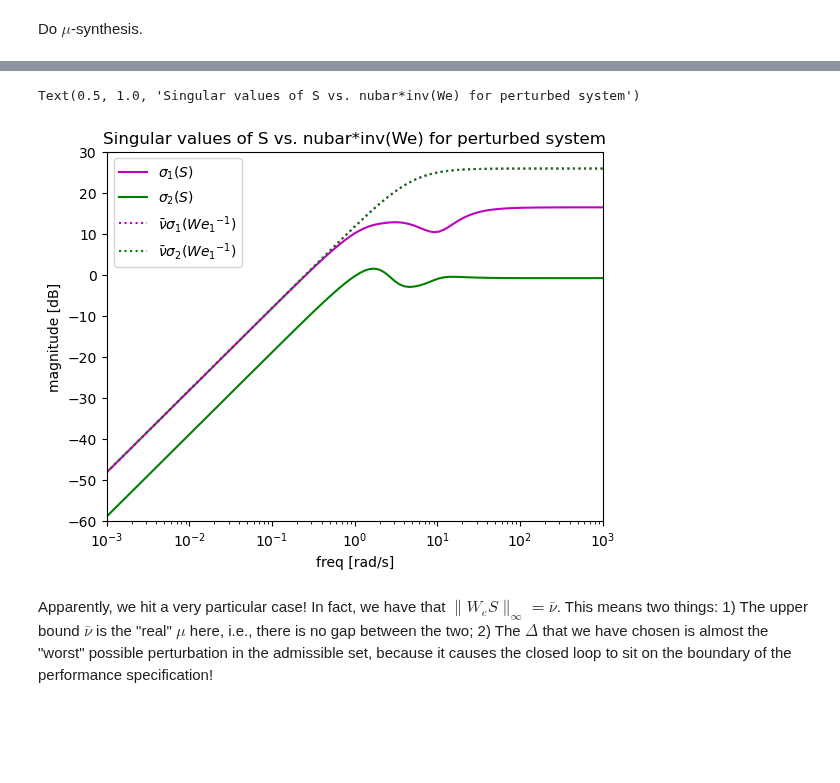
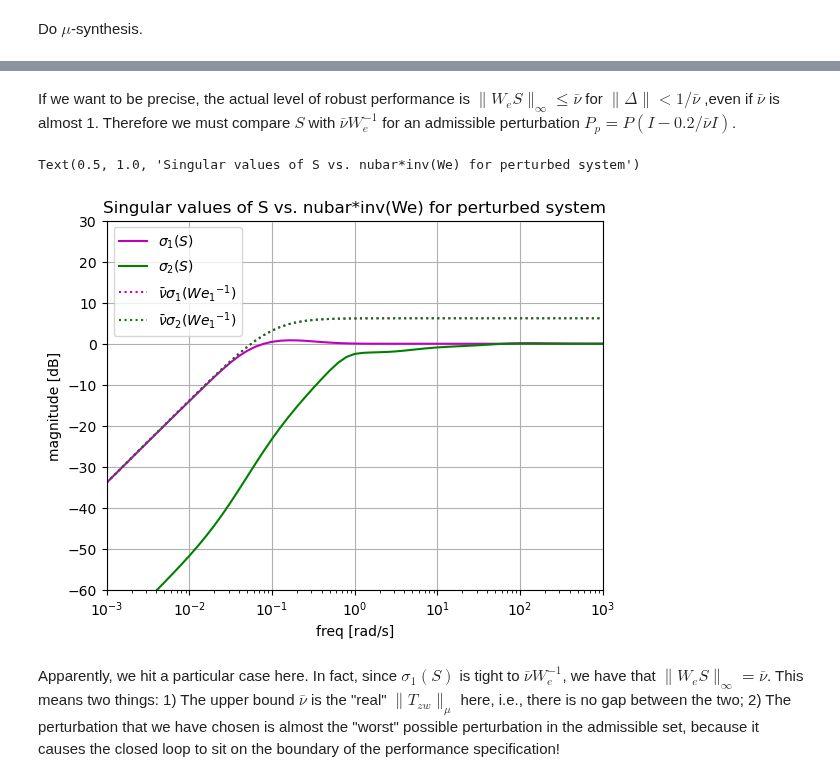
Before and after one commit to giannibi/rpc-scripts, a Jupyter notebook: examples/Part5/robust_performance_1.ipynb, the cells around one changed output, grey strips where cells are left out. Cells and saved outputs as stored; diff of their text form; code cells hidden in the pictures; blank space fills up the shorter version.

```diff
--- a/examples/Part5/robust_performance_1.ipynb
+++ b/examples/Part5/robust_performance_1.ipynb
@@ -71,11 +107,8 @@ nblock = np.array([2,2])
 # This has to be == 2 (complex uncertainty) for each block (other values are not implemented)
 itype = np.array([2,2])
 
-# Frequency range for mu computations
-omega = np.logspace(-3, 3, 101)
-
 # Do mu-synthesis via D-K iteration
-K, best_nubar, init_mubar, best_mubar, gamma = rb.musyn(G, f, nblock, itype, omega)
+K, best_nubar, init_mubar, best_mubar, gamma = rb.musyn(G, f, nblock, itype, omega, maxiter=20)
 
 display("Best upper bound (nubar) to mu norm of Tzw_delta: ", best_nubar)
 # %% [output]
@@ -120,26 +157,27 @@ K.input_labels = ['y[0]','y[1]']
 K.output_labels = ['u[0]','u[1]']
 
 S = ct.minreal(ct.interconnect([P, Delta, K, Wi, We, sumdelta, fbk],
-                    inputs=['r[0]','r[1]'],
+                    inputs=['w[0]','w[1]'],
                     outputs=['y[0]','y[1]'], check_unused=False), verbose=False)
 
 # Compute singular values of S over frequency
 Ssv = rb.sigma(S, omega)
 
-# We plot the singular values of gamma*invss(We) along with S
+# Plot the singular values of gamma*invss(We) along with S
 # for gamma = best_mu_upper_bound
-Weinv = rb.invss(We)
-Weinvsv = rb.sigma(Weinv, omega) * best_nubar
+Weinv = rb.invss(ct.ss(We))
+Weinvsv = rb.sigma(Weinv, omega)
 
 plt.semilogx(omega, 20*np.log10(Ssv[:, 0]), 'm', label=r'$\sigma_1(S)$')
 plt.semilogx(omega, 20*np.log10(Ssv[:, 1]), 'g', label=r'$\sigma_2(S)$')
-plt.semilogx(omega, 20*np.log10(Weinvsv[:, 0]), 'm:', label=r'$\bar\nu \sigma_1({We_1}^{-1})$')
-plt.semilogx(omega, 20*np.log10(Weinvsv[:, 1]), 'g:', label=r'$\bar\nu \sigma_2({We_1}^{-1})$')
+plt.semilogx(omega, 20*np.log10(Weinvsv[:, 0]), 'm:', label=r'$\sigma_1({We_1}^{-1})$')
+plt.semilogx(omega, 20*np.log10(Weinvsv[:, 1]), 'g:', label=r'$\sigma_2({We_1}^{-1})$')
 plt.ylim([-60, 30])
 plt.ylabel('magnitude [dB]')
 plt.xlim([1e-3, 1e3])
 plt.xlabel('freq [rad/s]')
 plt.legend()
+plt.grid()
 plt.title('Singular values of S vs. nubar*inv(We) for the nominal system')
 # %% [output]
 Text(0.5, 1.0, 'Singular values of S vs. nubar*inv(We) for the nominal system')
@@ -149,33 +217,32 @@ Verify the performance under a "random" perturbation satisfying the bound $\|\De
+# %% [markdown]
+If we want to be precise, the actual level of robust performance is $\|W_e S\|_\infty \leq \bar\nu$ for $\|\Delta\|<1/\bar\nu$ ,even if $\bar\nu$ is almost 1. Therefore we must compare $S$ with $\bar\nu W_e^{-1}$ for an admissible perturbation $P_p=P(I-0.2/\bar\nu I)$.
 # %%
-# Generate a perturbation with norm equal to 1/best_nubar
-Delta = - 1/best_nubar * I
-Delta.input_labels = ['zdelta[0]','zdelta[1]']
-Delta.output_labels = ['wdelta[0]','wdelta[1]']
+# Generate an admissible perturbed plant
+Pp = P*(I-0.2/best_nubar*I)
+Pp.input_labels = ['up[0]','up[1]']
+Pp.output_labels = ['yp[0]','yp[1]']
 
-# Sensitivity under perturbation
-S = ct.minreal(ct.interconnect([P, Delta, K, Wi, We, sumdelta, fbk],
-                    inputs=['r[0]','r[1]'],
+# Sensitivity of perturbed system
+Sp = ct.minreal(ct.interconnect([Pp, Delta, K, Wi, We, sumdelta, fbk],
+                    inputs=['w[0]','w[1]'],
                     outputs=['y[0]','y[1]'], check_unused=False), verbose=False)
 
 # Compute singular values of S over frequency
-Ssv = rb.sigma(S, omega)
+Spsv = rb.sigma(Sp, omega)
 
-# We plot the singular values of gamma*invss(We) along with S
-Weinv = rb.invss(We)
-Weinvsv = rb.sigma(Weinv, omega) * best_nubar
-
-plt.semilogx(omega, 20*np.log10(Ssv[:, 0]), 'm', label=r'$\sigma_1(S)$')
-plt.semilogx(omega, 20*np.log10(Ssv[:, 1]), 'g', label=r'$\sigma_2(S)$')
-plt.semilogx(omega, 20*np.log10(Weinvsv[:, 0]), 'm:', label=r'$\bar\nu \sigma_1({We_1}^{-1})$')
-plt.semilogx(omega, 20*np.log10(Weinvsv[:, 1]), 'g:', label=r'$\bar\nu \sigma_2({We_1}^{-1})$')
+plt.semilogx(omega, 20*np.log10(Spsv[:, 0]), 'm', label=r'$\sigma_1(S)$')
+plt.semilogx(omega, 20*np.log10(Spsv[:, 1]), 'g', label=r'$\sigma_2(S)$')
+plt.semilogx(omega, 20*np.log10(best_nubar*Weinvsv[:, 0]), 'm:', label=r'$\bar\nu \sigma_1({We_1}^{-1})$')
+plt.semilogx(omega, 20*np.log10(best_nubar*Weinvsv[:, 1]), 'g:', label=r'$\bar\nu  \sigma_2({We_1}^{-1})$')
 plt.ylim([-60, 30])
 plt.ylabel('magnitude [dB]')
 plt.xlim([1e-3, 1e3])
 plt.xlabel('freq [rad/s]')
 plt.legend()
+plt.grid()
 plt.title('Singular values of S vs. nubar*inv(We) for perturbed system')
 # %% [output]
 Text(0.5, 1.0, 'Singular values of S vs. nubar*inv(We) for perturbed system')
-[figure, old version]
+[figure, new version]
 # %% [markdown]
-Apparently, we hit a very particular case! In fact, we have that $\|W_e S\|_\infty=\bar\nu$. This means two things: 1) The upper bound $\bar\nu$ is the "real" $\mu$ here, i.e., there is no gap between the two; 2) The $\Delta$ that we have chosen is almost the "worst" possible perturbation in the admissible set, because it causes the closed loop to sit on the boundary of the performance specification!
+Apparently, we hit a particular case here. In fact, since $\sigma_1(S)$ is tight to $\bar\nu W_e^{-1}$, we have that $\|W_e S\|_\infty=\bar\nu$. This means two things: 1) The upper bound $\bar\nu$ is the "real" $\|T_{zw}\|_\mu$ here, i.e., there is no gap between the two; 2) The perturbation that we have chosen is almost the "worst" possible perturbation in the admissible set, because it causes the closed loop to sit on the boundary of the performance specification!
```
Also changed, not shown: parts of 20 cells of this notebook, 5 other files.
